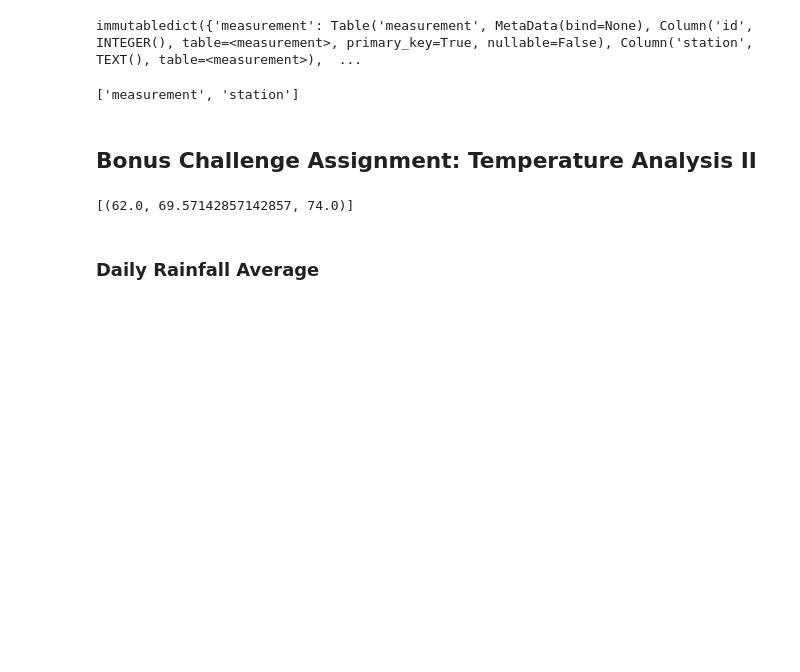
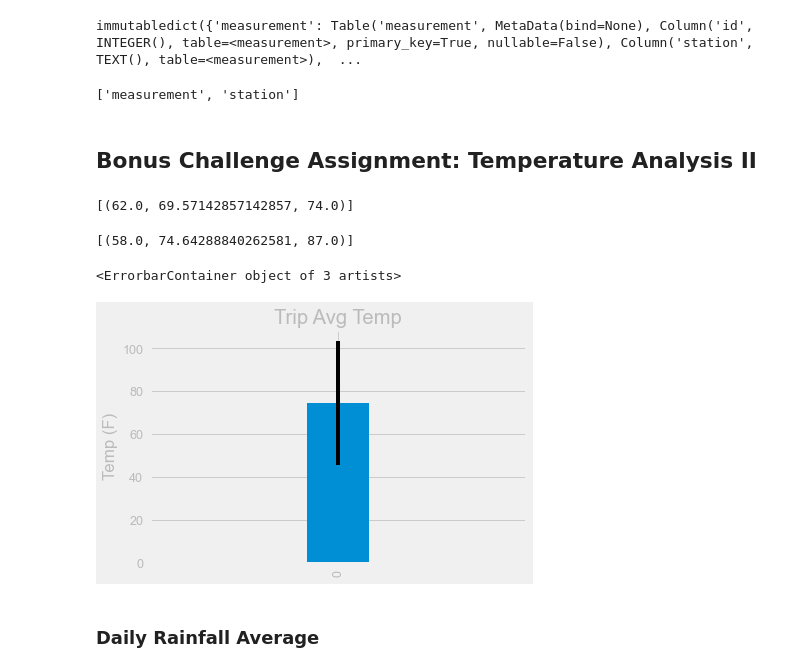
Before and after one commit to aaronlee28/sqlalchemy-challenge, a Jupyter notebook: bonus/temp_analysis_2/10-Advanced-Data-Storage-and-Retrieval_Homework_Instructions_temp_analysis_bonus_2_starter.ipynb, the cells around one changed output. Cells and saved outputs as stored; diff of their text form; code cells hidden in the pictures; blank space fills up the shorter version.

```diff
--- a/bonus/temp_analysis_2/10-Advanced-Data-Storage-and-Retrieval_Homework_Instructions_temp_analysis_bonus_2_starter.ipynb
+++ b/bonus/temp_analysis_2/10-Advanced-Data-Storage-and-Retrieval_Homework_Instructions_temp_analysis_bonus_2_starter.ipynb
@@ -66,11 +66,22 @@ print(calc_temps('2012-02-28', '2012-03-05'))
 # %%
 # Use the function `calc_temps` to calculate the tmin, tavg, and tmax
 # for a year in the data set
+query = (calc_temps('2016-08-01','2017-08-01'))
+query
+# %% [output]
+[(58.0, 74.64288840262581, 87.0)]
 # %%
 # Plot the results from your previous query as a bar chart.
 # Use "Trip Avg Temp" as your Title
 # Use the average temperature for bar height (y value)
 # Use the peak-to-peak (tmax-tmin) value as the y error bar (yerr)
+df = pd.DataFrame(query, columns=['min', 'avg', 'max'])
+df['avg'].plot.bar(title = 'Trip Avg Temp', width = 0.1)
+plt.ylabel('Temp (F)')
+plt.errorbar(0,df['avg'],yerr=df['max']-df['min'],ecolor='black')
+# %% [output]
+<ErrorbarContainer object of 3 artists>
+[figure, added]
 # %% [markdown]
 ### Daily Rainfall Average
 # %%
```
Also changed, not shown: parts of 6 cells of this notebook.
